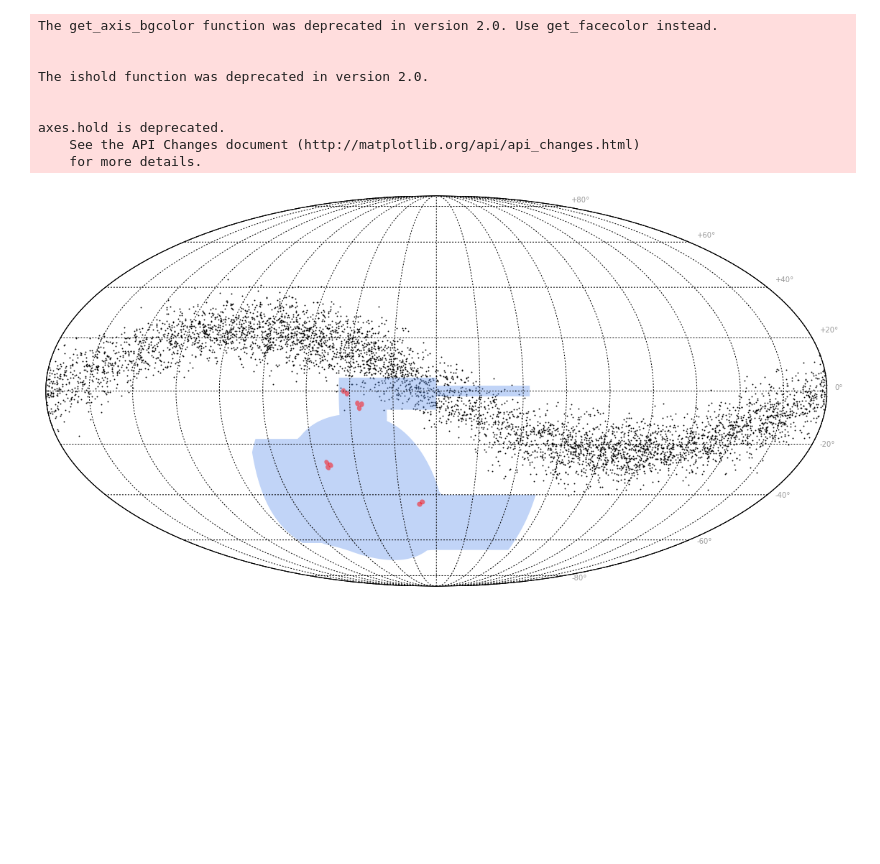
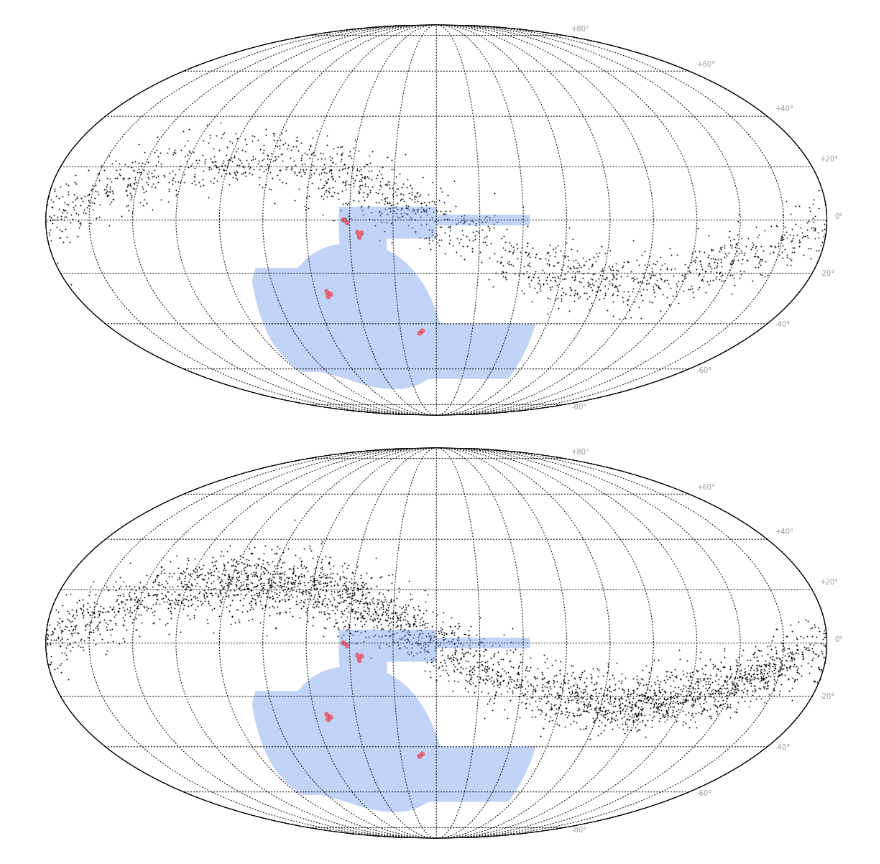
Before and after one commit to sevenlin123/fake_tno, a Jupyter notebook: plutino.ipynb, the cells around one changed output. Saved outputs shown, nothing was run; the diff lists cells and outputs as text; code cells hidden in the pictures; blank space fills up the shorter version.

Commit message:
Full plots

```diff
--- a/plutino.ipynb
+++ b/plutino.ipynb
@@ -367,14 +390,5 @@ plt.plot(two.x_n, two.y_n, 'ro')
 # %%
 plt.figure(figsize=(20,10))
-m = buildmap(two.ra, two.dec, ecliptic_plots=False)
+m = buildmap(two.ra[two.phi0 == 0], two.dec[two.phi0 == 0], ecliptic_plots=False)
 # %% [output]
-The get_axis_bgcolor function was deprecated in version 2.0. Use get_facecolor instead.
-
-
-The ishold function was deprecated in version 2.0.
-
-
-axes.hold is deprecated.
-    See the API Changes document (http://matplotlib.org/api/api_changes.html)
-    for more details.
-[figure, old version]
+[figure, new version]
@@ -386,0 +395,5 @@ axes.hold is deprecated.
+# %%
+plt.figure(figsize=(20,10))
+m = buildmap(two.ra[two.phi0 != 0], two.dec[two.phi0 != 0], ecliptic_plots=False)
+# %% [output]
+[figure, added]
```
Also changed, not shown: parts of 31 cells of this notebook, 1 other file.
